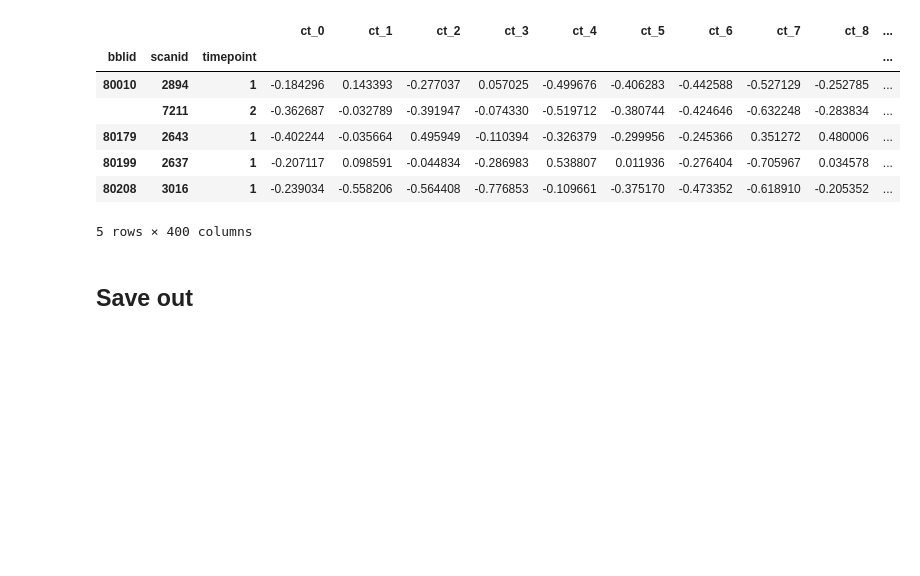
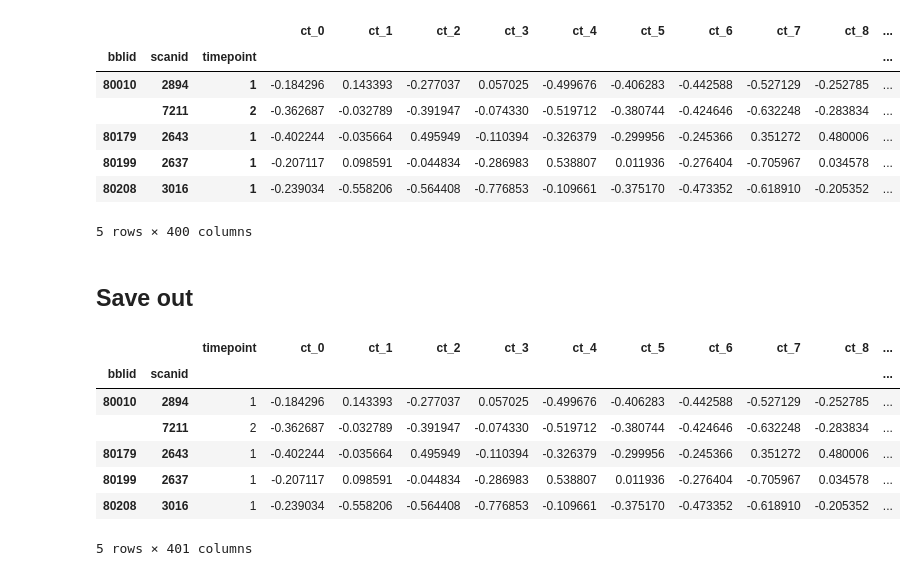
Before and after one commit to lindenmp/NormativeNeuroDev_Longitudinal, a Jupyter notebook: code/compute_node_metrics.ipynb, the cells around one changed output. Cells and saved outputs as stored; diff of their text form; code cells hidden in the pictures; blank space fills up the shorter version.

```diff
--- a/code/compute_node_metrics.ipynb
+++ b/code/compute_node_metrics.ipynb
@@ -115,3 +156,18 @@ df_node.head()
 ## Save out
 # %%
 df_node.to_csv(os.path.join(os.environ['MODELDIR'], 'df_node_clean.csv'))
+# %%
+df_node = pd.read_csv(os.path.join(os.environ['MODELDIR'], 'df_node_clean.csv'))
+# %%
+df_node.set_index(['bblid','scanid'], inplace = True)
+# %%
+df_node.head()
+# %% [output]
+|  |  | timepoint | ct_0 | ct_1 | ct_2 | ct_3 | ct_4 | ct_5 | ct_6 | ct_7 | ct_8 | ... |
+| bblid | scanid |  |  |  |  |  |  |  |  |  |  | ... |
+| 80010 | 2894 | 1 | -0.184296 | 0.143393 | -0.277037 | 0.057025 | -0.499676 | -0.406283 | -0.442588 | -0.527129 | -0.252785 | ... |
+|  | 7211 | 2 | -0.362687 | -0.032789 | -0.391947 | -0.074330 | -0.519712 | -0.380744 | -0.424646 | -0.632248 | -0.283834 | ... |
+| 80179 | 2643 | 1 | -0.402244 | -0.035664 | 0.495949 | -0.110394 | -0.326379 | -0.299956 | -0.245366 | 0.351272 | 0.480006 | ... |
+| 80199 | 2637 | 1 | -0.207117 | 0.098591 | -0.044834 | -0.286983 | 0.538807 | 0.011936 | -0.276404 | -0.705967 | 0.034578 | ... |
+| 80208 | 3016 | 1 | -0.239034 | -0.558206 | -0.564408 | -0.776853 | -0.109661 | -0.375170 | -0.473352 | -0.618910 | -0.205352 | ... |
+5 rows × 401 columns
```
Also changed, not shown: parts of 14 cells of this notebook, 1 other file.
